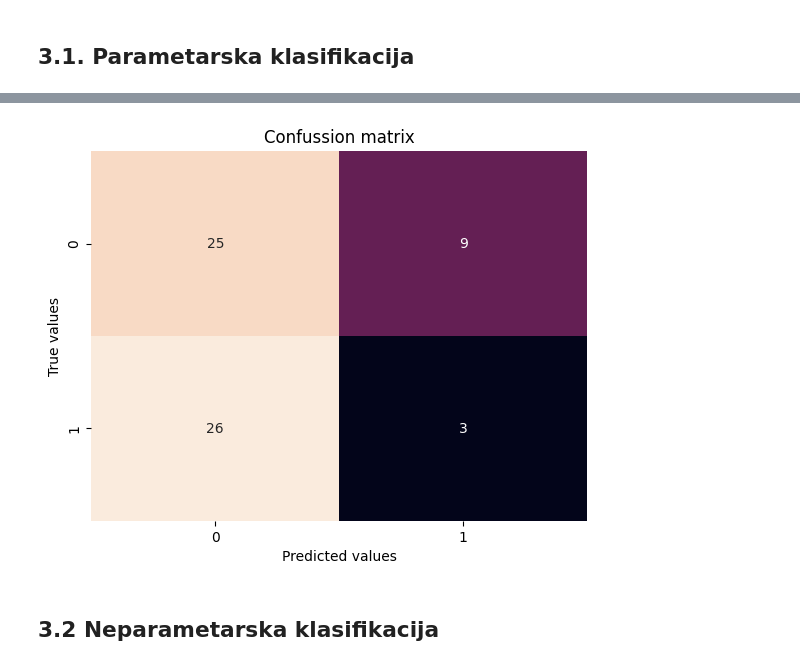
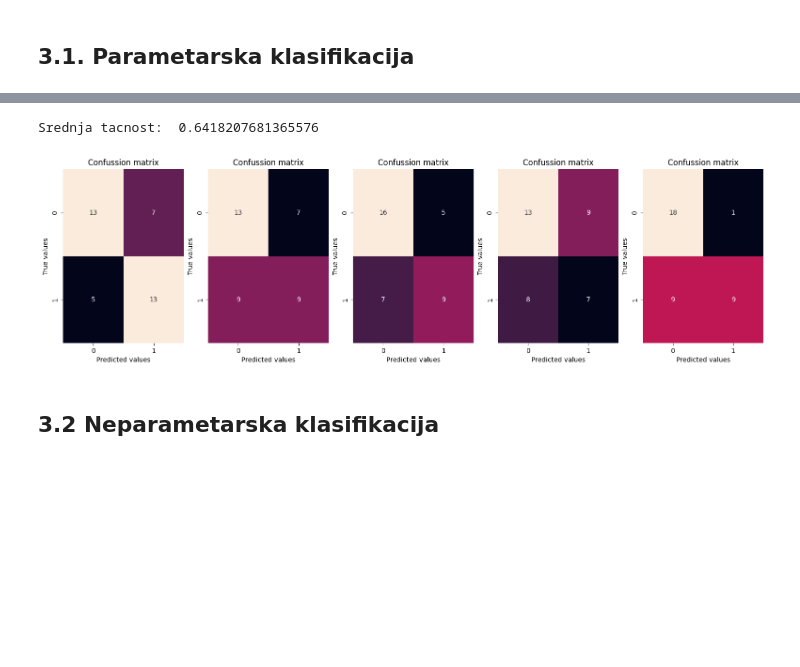
Before and after one commit to nedeljkovicmajaa/som-projekat, a Jupyter notebook: som-projekat-main.ipynb, the cells around one changed output, grey strips where cells are left out. Cells and saved outputs as stored; diff of their text form; code cells hidden in the pictures; blank space fills up the shorter version.

```diff
--- a/som-projekat-main.ipynb
+++ b/som-projekat-main.ipynb
@@ -387,4 +389,7 @@ Analiza PCA i LDA nad setom od 10 najboljih karakterisitka (postupak biranja je
 # 3. Projektovanje klasifikatora
 # %% [markdown]
 ## 3.1. Parametarska klasifikacija
+# %%
+X_norm_lda = X_norm.values
+class_lda = D.values
 # %%
@@ -427,19 +414,48 @@ plt.show()
+# %%
+def linear_classifier_predict(W, X_test_lda, y_test):
+    x = np.array(X_test_lda)
+
+    U_test = np.matrix(np.append(x, np.ones((y_test.shape[0], 1)), axis=1)).T
+    y_pred = W * U_test
+    y_pred = np.asarray(y_pred.T) > 0
+
+    return y_pred
 # %%
-y_pred = W * U_test.T
-y_pred = np.asarray(y_pred.T, dtype=int)
-y_test = y_test.reshape(y_test.shape[0], 1)
+import sklearn
+kf = KFold(n_splits=5, shuffle=True)
 
-cm = confusion_matrix(y_test, np.asarray(y_pred, dtype=int))
-class_labels = ['Class 0', 'Class 1']
+fold = 1
+plt.figure(figsize=(6.4 * 3, 4.8))
 
-plt.figure()
-sns.heatmap(cm, annot=True, fmt='g', cbar=False)
-plt.title("Confussion matrix")
-plt.xlabel("Predicted values")
-plt.ylabel("True values")
-plt.show()
+acc = []
+
+for train_idx, val_idx in kf.split(X_norm_lda):
+
+    X_train, X_test, y_train, y_test = X_norm_lda[train_idx], X_norm_lda[val_idx], class_lda[train_idx], class_lda[val_idx]
+
+    X_train_lda = lda.fit_transform(X_train, y_train)
+    X_test_lda = lda.transform(X_test)
+
+    W = linear_classifier(X_train_lda, y_train)
+    y_pred = linear_classifier_predict(W, X_test_lda, y_test)
+    y_test = y_test.reshape(y_test.shape[0], 1)
+
+    acc.append(sklearn.metrics.accuracy_score(y_pred, y_test))
+    plt.subplot(1, 5, fold)
+
+    cm = confusion_matrix(y_test, np.asarray(y_pred, dtype=int))
+    class_labels = ['Class 0', 'Class 1']
+    sns.heatmap(cm, annot=True, fmt='g', cbar=False)
+    plt.title("Confussion matrix")
+    plt.xlabel("Predicted values")
+    plt.ylabel("True values")
+
+    fold += 1
+
+print('Srednja tacnost: ', np.mean(acc))
 # %% [output]
+Srednja tacnost:  0.6418207681365576
-[figure, old version]
+[figure, new version]
 # %% [markdown]
 ## 3.2 Neparametarska klasifikacija
 # %% [markdown]
```
Also changed, not shown: parts of 33 cells of this notebook.
